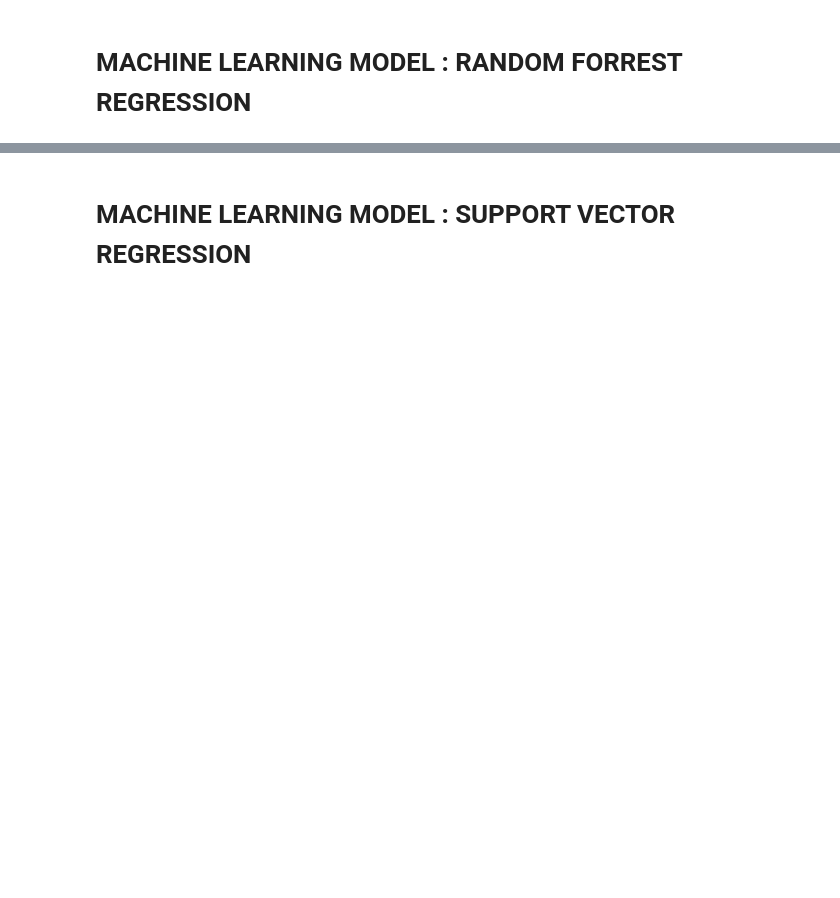
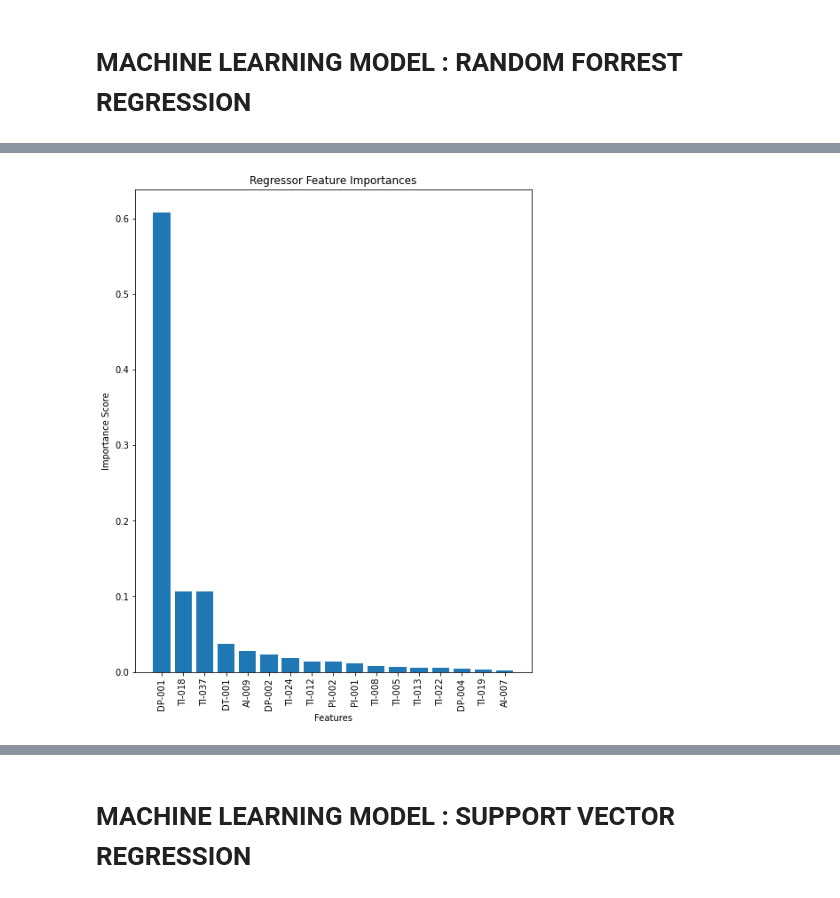
Before and after one commit to WisnuHanif/reactor_data, a Jupyter notebook: thesis_project.ipynb, the cells around one changed output, grey strips where cells are left out. Saved outputs shown, nothing was run; the diff lists cells and outputs as text; code cells hidden in the pictures; blank space fills up the shorter version.

```diff
--- a/thesis_project.ipynb
+++ b/thesis_project.ipynb
@@ -148,4 +362,4 @@ prep6.isnull().sum()
 # %%
-y_lasso = prep5["CONVERSION"]
+y_lasso = scaled_data["CONVERSION"]
 X_lasso = prep6
 # %%
@@ -331,3 +725,13 @@ fi
+# %%
+#plt.subplots(figsize=(10,4))
+plt.bar(fi['feature'], fi['importance'])
+plt.title('Regressor Feature Importances')
+plt.xlabel('Features')
+plt.ylabel('Importance Score')
+plt.xticks(rotation = 90)
+plt.show()
+# %% [output]
+[figure, added]
 # %%
 #Random Search with Cross Validation
 from sklearn.model_selection import RandomizedSearchCV
```
Also changed, not shown: parts of 113 cells of this notebook.
